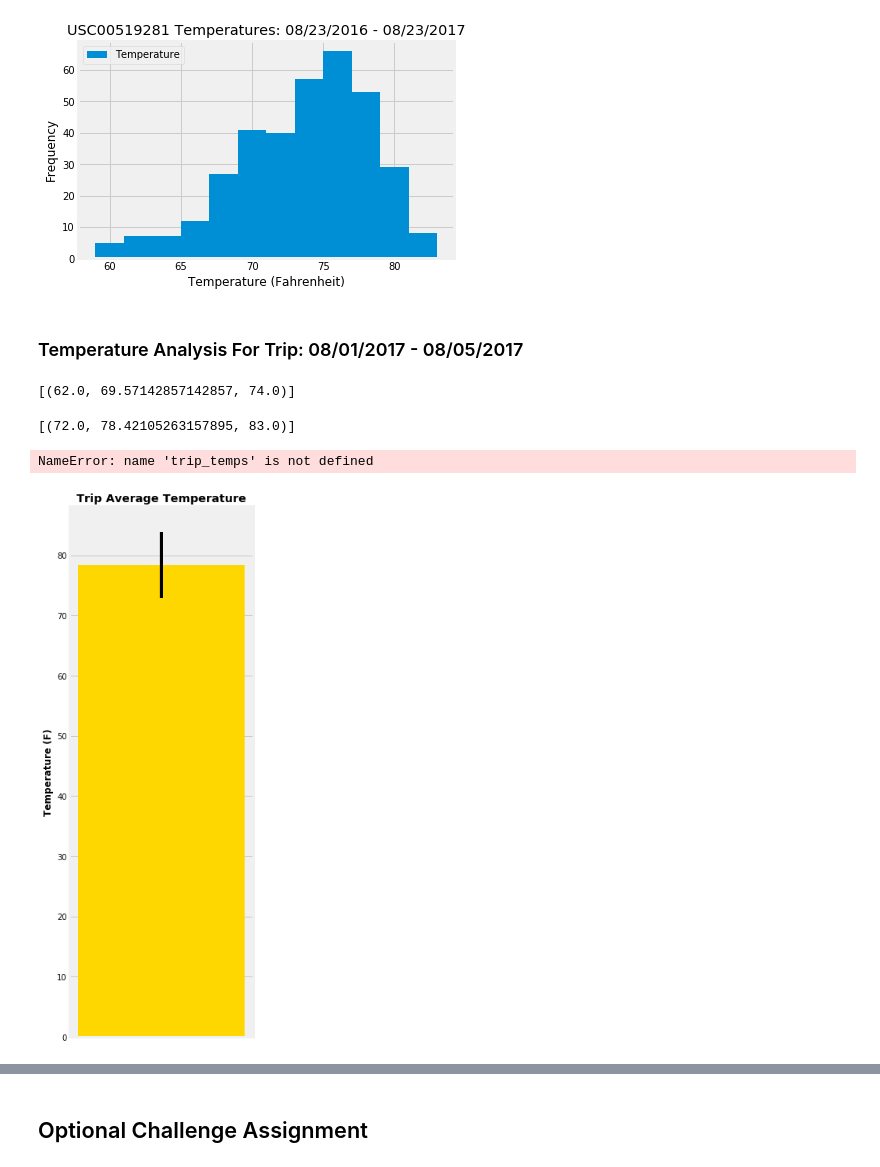
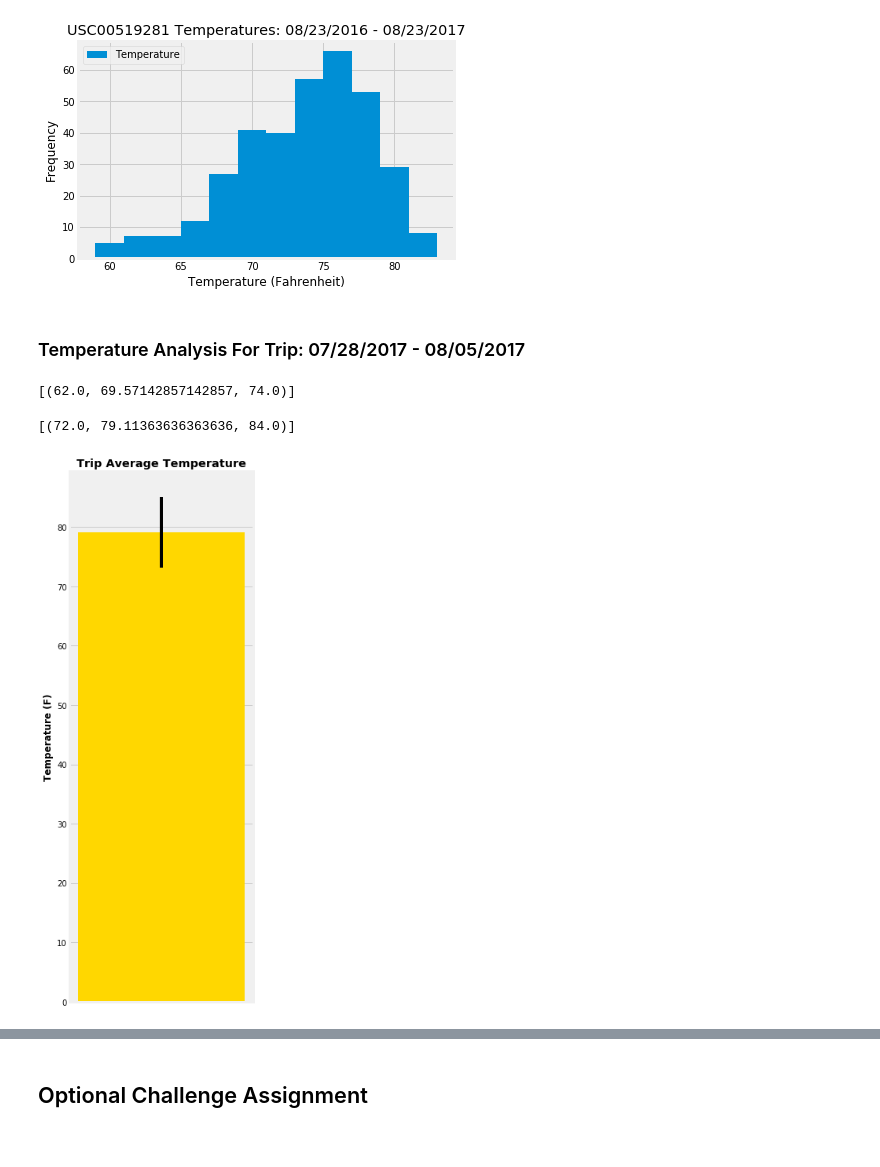
Before and after one commit to ZGrinacoff/Advanced-Data-Storage-and-Retrieval-Surfs-Up, a Jupyter notebook: climate_analysis.ipynb, the cells around one changed output, grey strips where cells are left out. Cells and saved outputs as stored; diff of their text form; code cells hidden in the pictures.

Commit message:
Completed Daily Normals w/ plot

```diff
--- a/climate_analysis.ipynb
+++ b/climate_analysis.ipynb
@@ -256,7 +256,7 @@ plt.show()
 # %% [output]
 [figure]
 # %% [markdown]
-### Temperature Analysis For Trip: 08/01/2017 - 08/05/2017
+### Temperature Analysis For Trip: 07/28/2017 - 08/05/2017
 # %%
 # This function called `calc_temps` will accept start date and end date in the format '%Y-%m-%d'
 # and return the minimum, average, and maximum temperatures for that range of dates
@@ -281,61 +281,37 @@ print(calc_temps('2012-02-28', '2012-03-05'))
 # %%
 # Use previous function `calc_temps` to calculate the tmin, tavg, and tmax
 # for trip using the previous year's data for those same dates.
-# Trip dates = 2017-08-01 - 2017-08-05: Utilize available data from 2017.
-trip_temperatures = calc_temps('2017-08-01', '2017-08-05')
+# Trip dates = 2017-07-28 - 2017-08-05: Utilize available data from 2017.
+start_date = '2017-07-28'
+end_date = '2017-08-05'
+trip_temperatures = calc_temps(start_date, end_date)
 trip_temperatures
 # %% [output]
-[(72.0, 78.42105263157895, 83.0)]
+[(72.0, 79.11363636363636, 84.0)]
 # %%
 # Plot the results from previous query as a bar chart.
 # Use "Trip Avg Temp" as  Title
 # Use the average temperature for the y value
 # Use the peak-to-peak (tmax-tmin) value as the y error bar (yerr)
-avg_temp = trip_temps[0][1]
 
-#plot figure
-fig, ax = plt.subplots(figsize = (5, 10))
+# Set avg temp to variable called tavg.
+tavg = trip_temperatures[0][1]
 
-ax.bar(1, avg_temp, yerr = pk_to_pk/2, width = 0.4)
+# Set peak-to-peak (yerr) to variable (calculated as difference between max and min / 2) as avg tmax_tmin.
+tmax_tmin = (trip_temperatures[0][2] - trip_temperatures[0][0])/2
 
-#set labels
-ax.set_xticks([1])
-ax.set_xticklabels([""])
-ax.set_title('Trip Avg Temp')
-ax.set_ylabel('Temperature (Fahrenheit)')
+# Plot results as bar chart.
+fig, ax = plt.subplots(figsize = (4, 10))
 
-#save fig
-# plt.savefig("Images/tempbar")
+ax.bar(1, tavg, yerr = tmax_tmin, width = 0.5, color = 'gold')
 
-#show figure
+# Set ticks and labels.
+ax.set_xticks([])
+ax.set_title("Trip Average Temperature", weight = 'bold')
+ax.set_ylabel("Temperature (F)", weight = 'bold')
+
 plt.tight_layout()
+plt.savefig("Images/trip_avg_temp.png")
 plt.show()
 # %% [output]
-NameError: name 'trip_temps' is not defined
+[figure, added]
-# %%
-# Plot the results from previous query as a bar chart.
-# Use "Trip Avg Temp" as  Title
-# Use the average temperature for the y value
-# Use the peak-to-peak (tmax-tmin) value as the y error bar (yerr)
-
-# Set avg temp to variable called tavg.
-tavg = trip_temperatures[0][1]
-
-# Set peak-to-peak (yerr) to variable (calculated as difference between max and min / 2) as tmax_tmin.
-tmax_tmin = (trip_temperatures[0][2] - trip_temperatures[0][0])/2
-
-# Plot results as bar chart.
-fig, ax = plt.subplots(figsize = (4, 10))
-
-ax.bar(1, tavg, yerr = tmax_tmin, width = 0.5, color = 'gold')
-
-# Set ticks and labels.
-ax.set_xticks([])
-ax.set_title("Trip Average Temperature", weight = 'bold')
-ax.set_ylabel("Temperature (F)", weight = 'bold')
-
-plt.tight_layout()
-plt.savefig("Images/trip_avg_temp.png")
-plt.show()
-# %% [output]
-[figure, removed]
```
Also changed, not shown: parts of 12 cells of this notebook.
